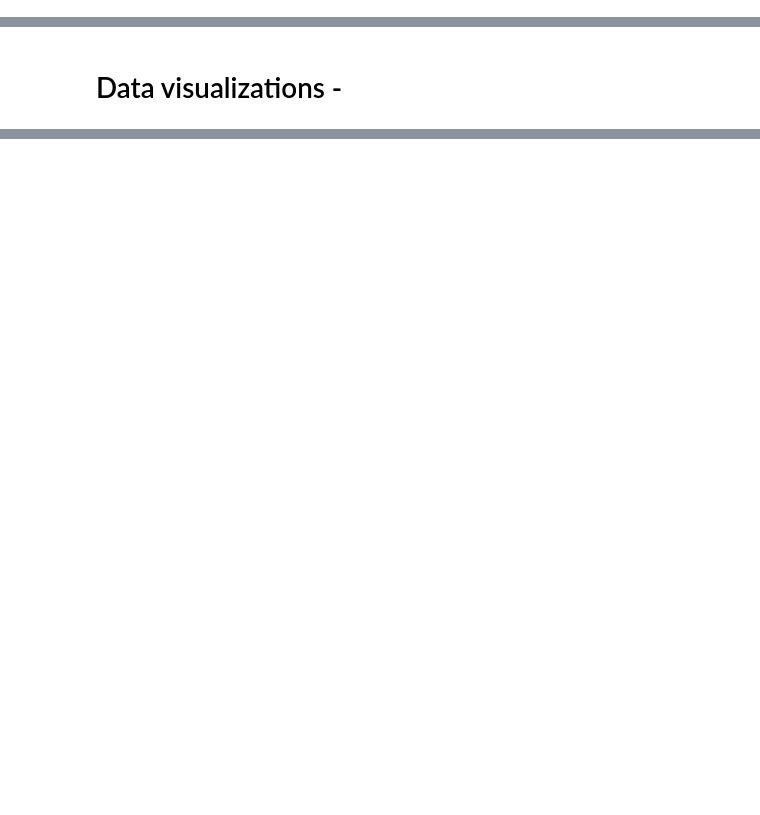
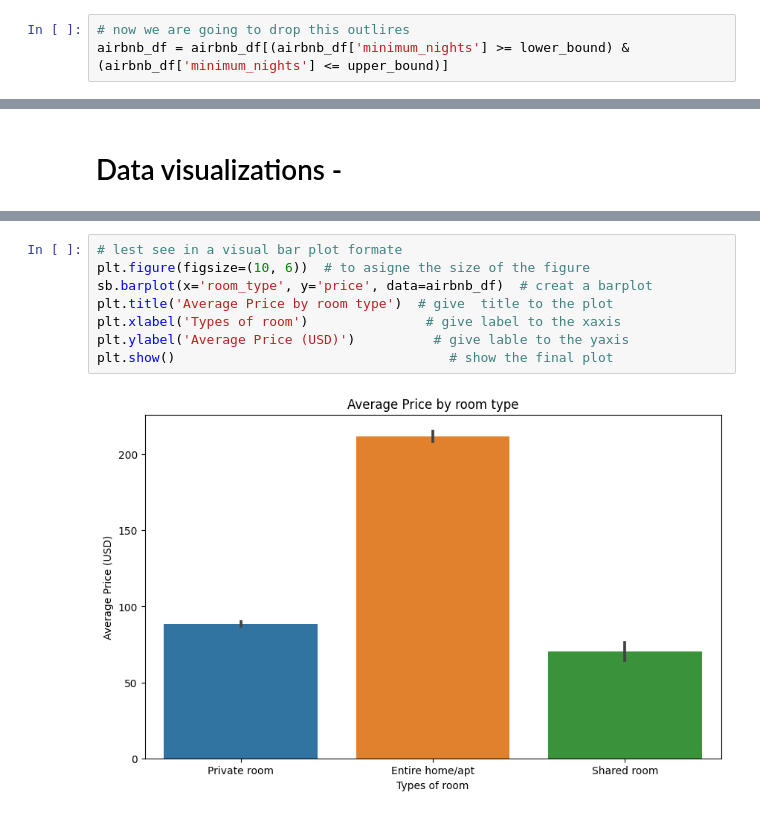
Before and after one commit to Abhijeetlahane09/capstone_project-, a Jupyter notebook: EDA_Airbnb_Project_.ipynb, the cells around one changed output, grey strips where cells are left out. Saved outputs shown, nothing was run; the diff lists cells and outputs as text; blank space fills up the shorter version.

```diff
--- a/EDA_Airbnb_Project_.ipynb
+++ b/EDA_Airbnb_Project_.ipynb
@@ -303,0 +418,3 @@ Index: []
+# %%
+# now we are going to drop this outlires
+airbnb_df = airbnb_df[(airbnb_df['minimum_nights'] >= lower_bound) & (airbnb_df['minimum_nights'] <= upper_bound)]
@@ -305,0 +449,10 @@ Index: []
+# %%
+# lest see in a visual bar plot formate
+plt.figure(figsize=(10, 6))  # to asigne the size of the figure
+sb.barplot(x='room_type', y='price', data=airbnb_df)  # creat a barplot
+plt.title('Average Price by room type')  # give  title to the plot
+plt.xlabel('Types of room')               # give label to the xaxis
+plt.ylabel('Average Price (USD)')          # give lable to the yaxis
+plt.show()                                   # show the final plot
+# %% [output]
+[figure, added]
```
Also changed, not shown: parts of 31 cells of this notebook.
